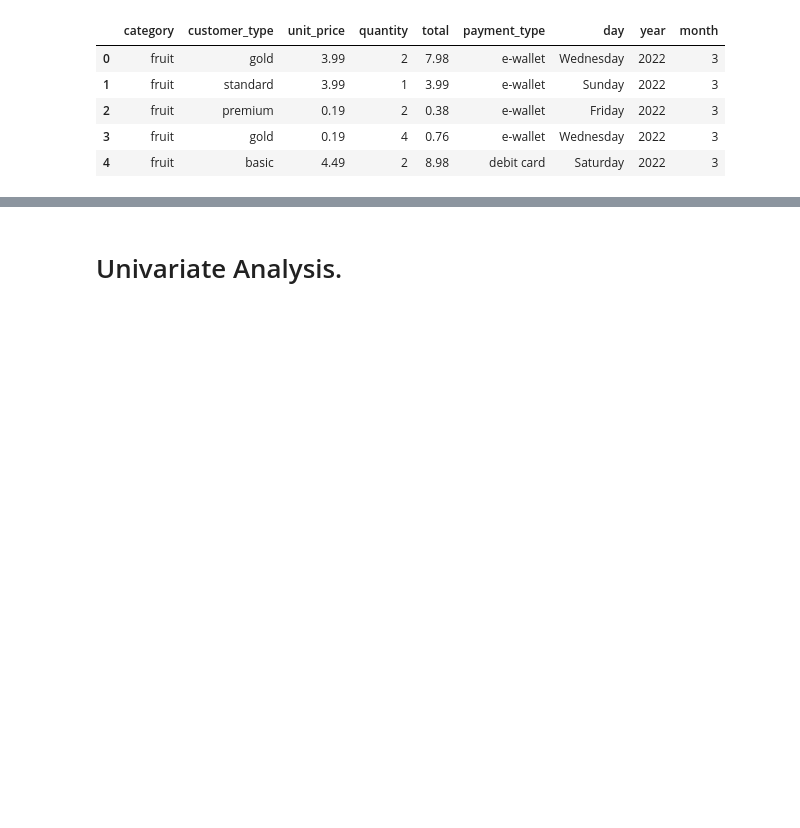
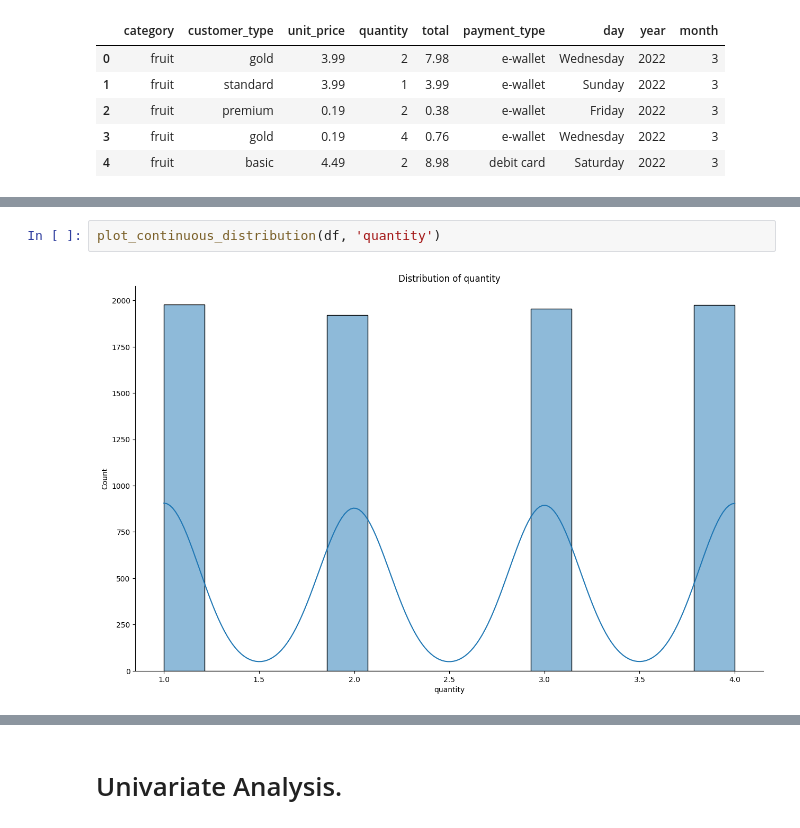
Before and after one commit to ayeshafirdose31/Cognizant_AI, a Jupyter notebook: Task1.ipynb, the cells around one changed output, grey strips where cells are left out. Saved outputs shown, nothing was run; the diff lists cells and outputs as text; blank space fills up the shorter version.

```diff
--- a/Task1.ipynb
+++ b/Task1.ipynb
@@ -234,0 +250,4 @@ df.head()
+# %%
+plot_continuous_distribution(df, 'quantity')
+# %% [output]
+[figure, added]
```
Also changed, not shown: parts of 8 cells of this notebook.
